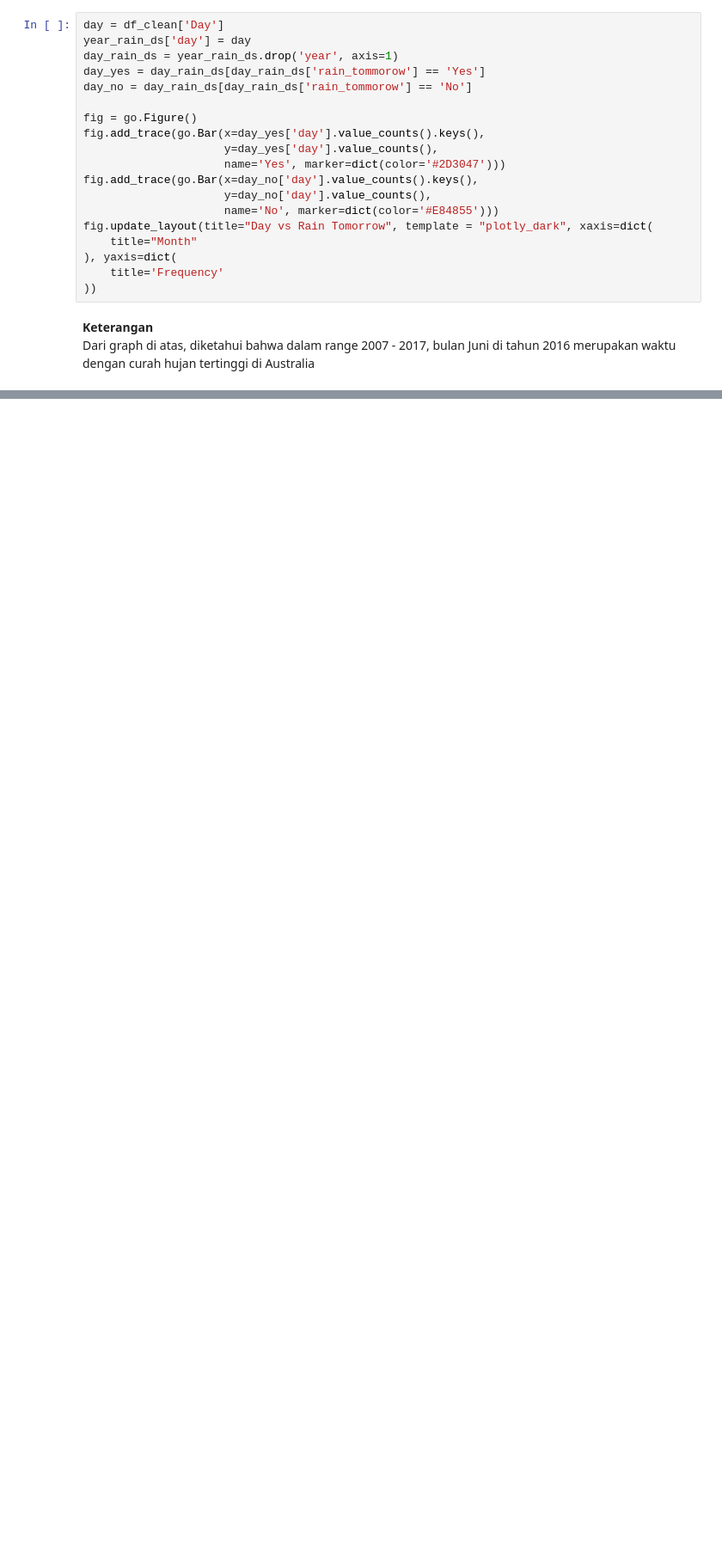
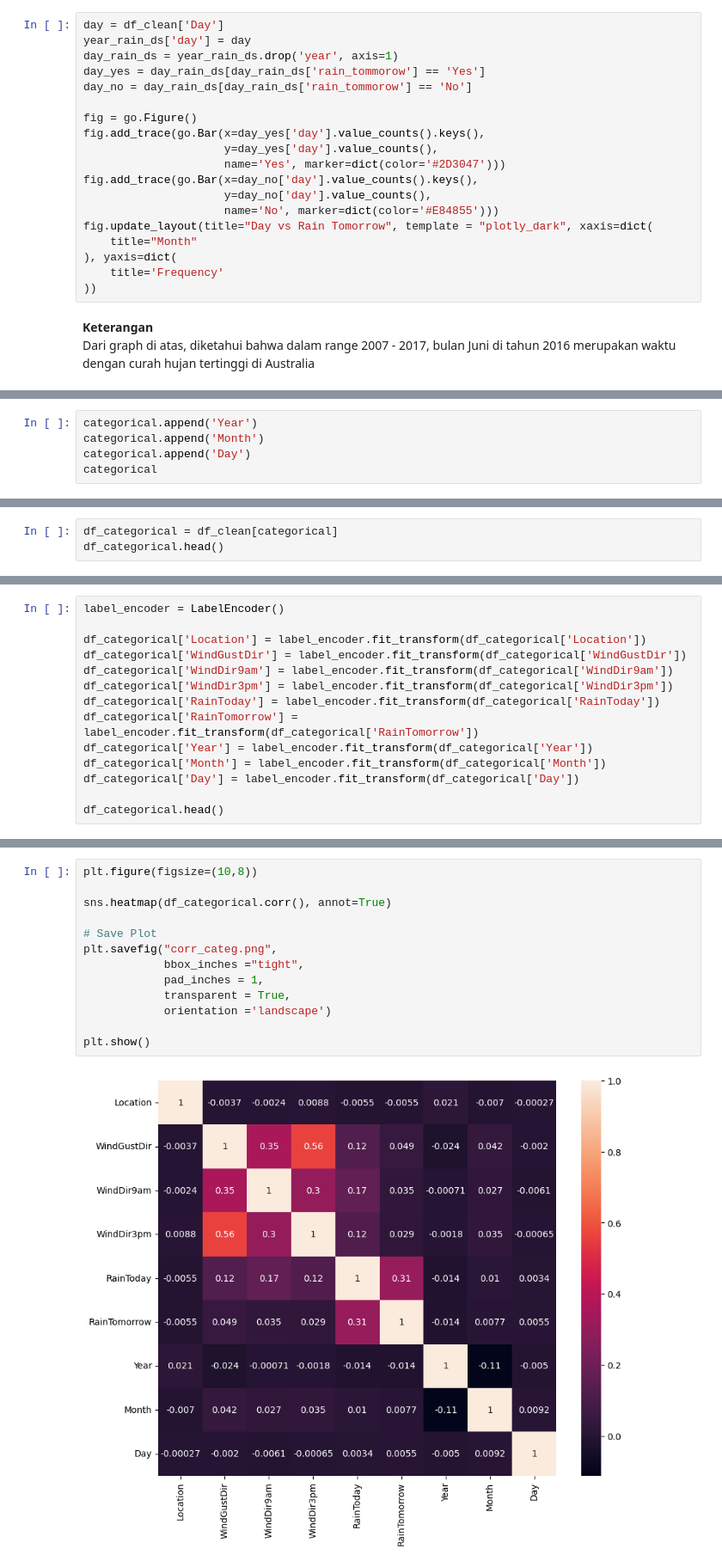
Before and after one commit to qarisp/H8_PYTN-KS08-019, a Jupyter notebook: FinalProject/FinalProject2/Notebook/PYTN_KampusMerdeka_fp2_Qaris Ardian Pratama.ipynb, the cells around one changed output, grey strips where cells are left out. Shown at 86% size. Cells and saved outputs as stored; diff of their text form; blank space fills up the shorter version.

```diff
--- a/FinalProject/FinalProject2/Notebook/PYTN_KampusMerdeka_fp2_Qaris Ardian Pratama.ipynb
+++ b/FinalProject/FinalProject2/Notebook/PYTN_KampusMerdeka_fp2_Qaris Ardian Pratama.ipynb
@@ -455,0 +493,5 @@ Dari graph di atas, diketahui bahwa dalam range 2007 - 2017, bulan Juni di tahun
+# %%
+categorical.append('Year')
+categorical.append('Month')
+categorical.append('Day')
+categorical
@@ -455,0 +508,3 @@ Dari graph di atas, diketahui bahwa dalam range 2007 - 2017, bulan Juni di tahun
+# %%
+df_categorical = df_clean[categorical]
+df_categorical.head()
@@ -455,0 +520,14 @@ Dari graph di atas, diketahui bahwa dalam range 2007 - 2017, bulan Juni di tahun
+# %%
+label_encoder = LabelEncoder()
+
+df_categorical['Location'] = label_encoder.fit_transform(df_categorical['Location'])
+df_categorical['WindGustDir'] = label_encoder.fit_transform(df_categorical['WindGustDir'])
+df_categorical['WindDir9am'] = label_encoder.fit_transform(df_categorical['WindDir9am'])
+df_categorical['WindDir3pm'] = label_encoder.fit_transform(df_categorical['WindDir3pm'])
+df_categorical['RainToday'] = label_encoder.fit_transform(df_categorical['RainToday'])
+df_categorical['RainTomorrow'] = label_encoder.fit_transform(df_categorical['RainTomorrow'])
+df_categorical['Year'] = label_encoder.fit_transform(df_categorical['Year'])
+df_categorical['Month'] = label_encoder.fit_transform(df_categorical['Month'])
+df_categorical['Day'] = label_encoder.fit_transform(df_categorical['Day'])
+
+df_categorical.head()
@@ -455,0 +543,15 @@ Dari graph di atas, diketahui bahwa dalam range 2007 - 2017, bulan Juni di tahun
+# %%
+plt.figure(figsize=(10,8))
+
+sns.heatmap(df_categorical.corr(), annot=True)
+
+# Save Plot
+plt.savefig("corr_categ.png",
+            bbox_inches ="tight",
+            pad_inches = 1,
+            transparent = True,
+            orientation ='landscape')
+
+plt.show()
+# %% [output]
+[figure, added]
```
Also changed, not shown: parts of 61 cells of this notebook, 7 other files.
